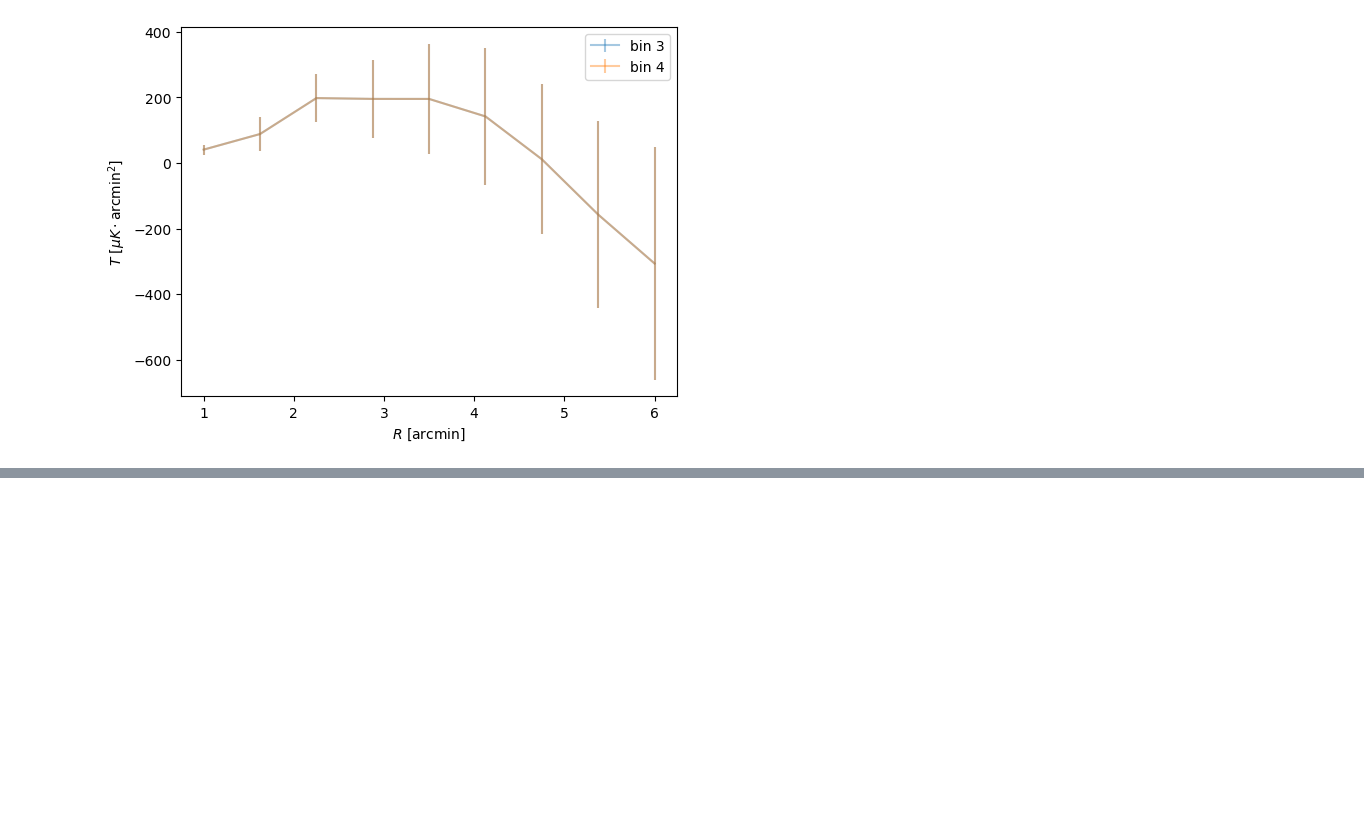
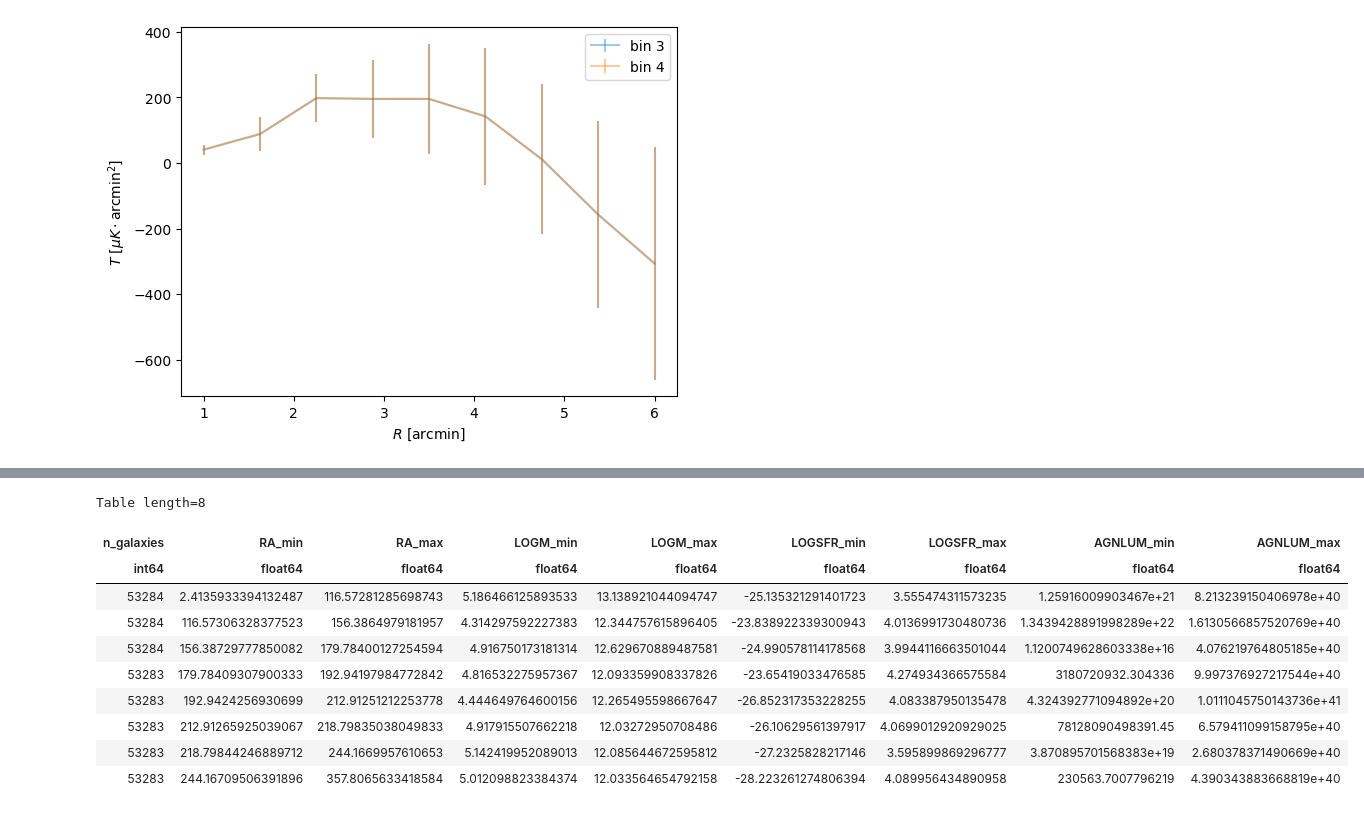
Before and after one commit to abbyschleigh/ThumbStack, a Jupyter notebook: jupyter_note/looping_func.ipynb, the cells around one changed output, grey strips where cells are left out. Cells and saved outputs as stored; diff of their text form; code cells hidden in the pictures; blank space fills up the shorter version.

```diff
--- a/jupyter_note/looping_func.ipynb
+++ b/jupyter_note/looping_func.ipynb
@@ -105,3 +105,6 @@ plt.savefig(fig_name)
 plt.show()
 # %% [output]
 [figure]
+# %%
+binning('FujiBGSPhysProp_v1.1', 8, 'RA', tabled=True)
+# %% [output]
@@ -107,0 +115,11 @@ plt.show()
+Table length=8
+| n_galaxies | RA_min | RA_max | LOGM_min | LOGM_max | LOGSFR_min | LOGSFR_max | AGNLUM_min | AGNLUM_max |
+| int64 | float64 | float64 | float64 | float64 | float64 | float64 | float64 | float64 |
+| 53284 | 2.4135933394132487 | 116.57281285698743 | 5.186466125893533 | 13.138921044094747 | -25.135321291401723 | 3.555474311573235 | 1.25916009903467e+21 | 8.213239150406978e+40 |
+| 53284 | 116.57306328377523 | 156.3864979181957 | 4.314297592227383 | 12.344757615896405 | -23.838922339300943 | 4.0136991730480736 | 1.3439428891998289e+22 | 1.6130566857520769e+40 |
+| 53284 | 156.38729777850082 | 179.78400127254594 | 4.916750173181314 | 12.629670889487581 | -24.990578114178568 | 3.9944116663501044 | 1.1200749628603338e+16 | 4.076219764805185e+40 |
+| 53283 | 179.78409307900333 | 192.94197984772842 | 4.816532275957367 | 12.093359908337826 | -23.65419033476585 | 4.274934366575584 | 3180720932.304336 | 9.997376927217544e+40 |
+| 53283 | 192.9424256930699 | 212.91251212253778 | 4.444649764600156 | 12.265495598667647 | -26.852317353228255 | 4.083387950135478 | 4.324392771094892e+20 | 1.0111045750143736e+41 |
+| 53283 | 212.91265925039067 | 218.79835038049833 | 4.917915507662218 | 12.03272950708486 | -26.10629561397917 | 4.0699012920929025 | 78128090498391.45 | 6.579411099158795e+40 |
+| 53283 | 218.79844246889712 | 244.1669957610653 | 5.142419952089013 | 12.085644672595812 | -27.2325828217146 | 3.595899869296777 | 3.870895701568383e+19 | 2.680378371490669e+40 |
+| 53283 | 244.16709506391896 | 357.8065633418584 | 5.012098823384374 | 12.033564654792158 | -28.223261274806394 | 4.089956434890958 | 230563.7007796219 | 4.390343883668819e+40 |
```
Also changed, not shown: parts of 7 cells of this notebook, 37 other files.
